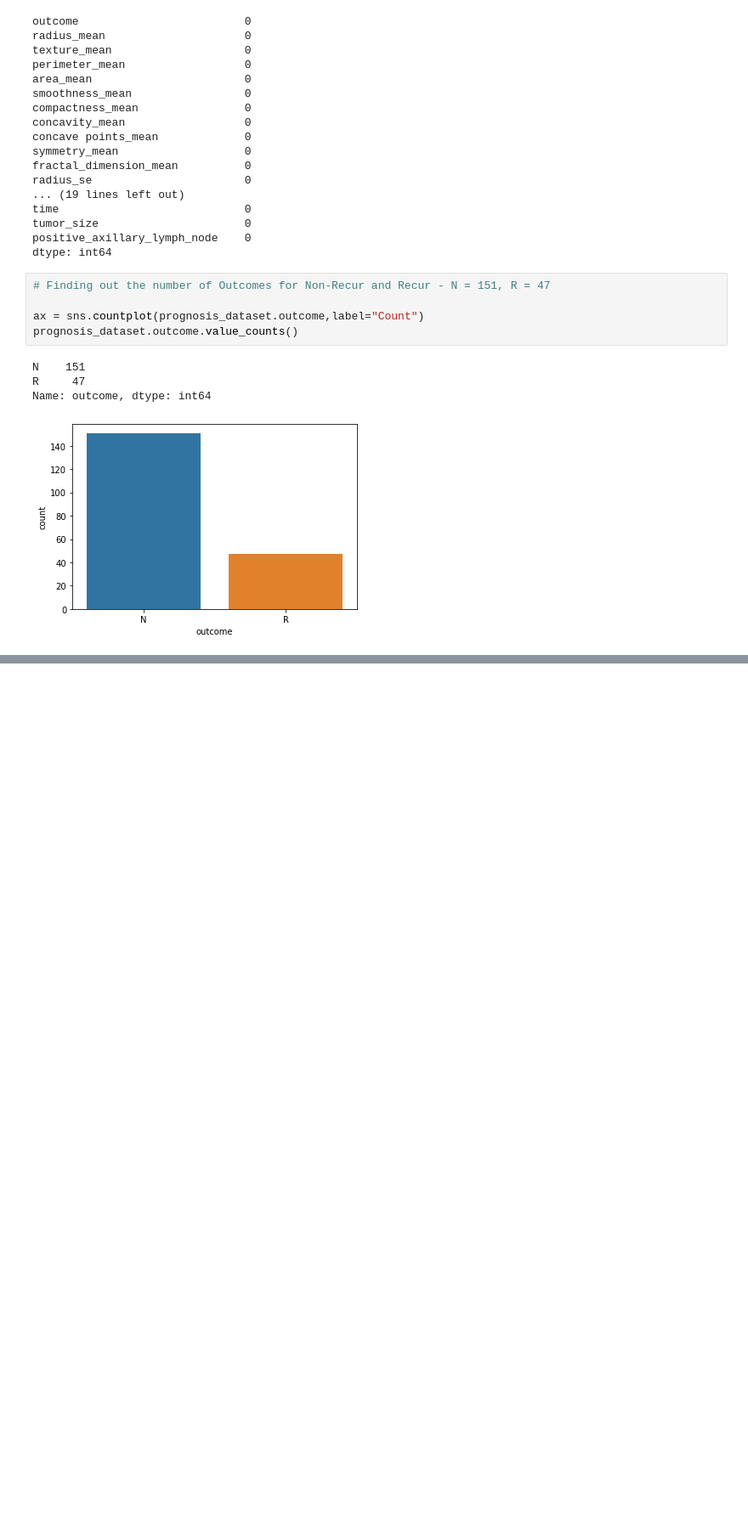
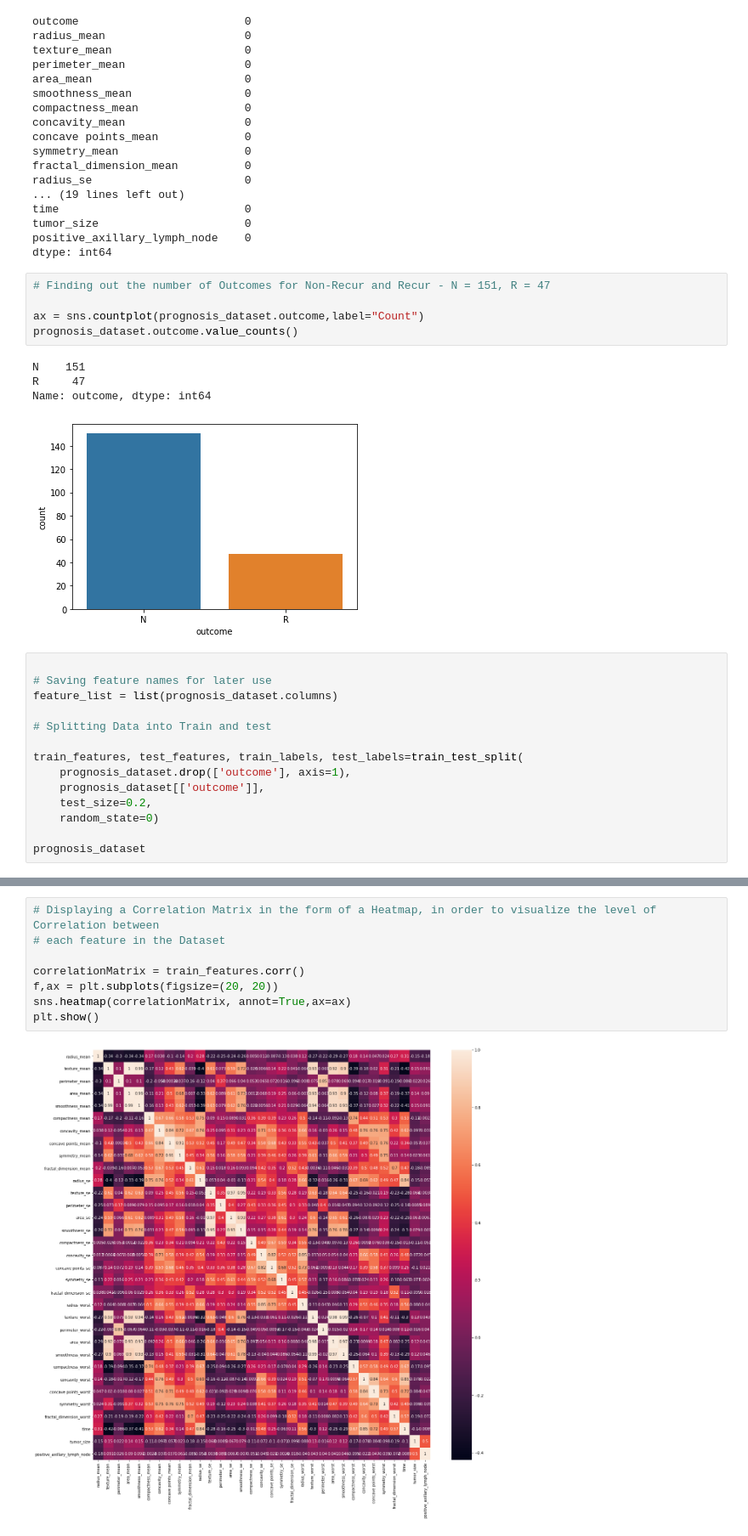
Before and after one commit to Ammar-Raneez/ONCO, a Jupyter notebook: Breast_Cancer_Prognosis.ipynb, the cells around one changed output, grey strips where cells are left out. Shown at 85% size. Saved outputs shown, nothing was run; the diff lists cells and outputs as text; blank space fills up the shorter version.

```diff
--- a/Breast_Cancer_Prognosis.ipynb
+++ b/Breast_Cancer_Prognosis.ipynb
@@ -121,3 +123,17 @@ N    151
 R     47
 Name: outcome, dtype: int64
 [figure]
+# %%
+
+# Saving feature names for later use
+feature_list = list(prognosis_dataset.columns)
+
+# Splitting Data into Train and test
+
+train_features, test_features, train_labels, test_labels=train_test_split(
+    prognosis_dataset.drop(['outcome'], axis=1),
+    prognosis_dataset[['outcome']],
+    test_size=0.2,
+    random_state=0)
+
+prognosis_dataset
@@ -123,0 +154,10 @@ Name: outcome, dtype: int64
+# %%
+# Displaying a Correlation Matrix in the form of a Heatmap, in order to visualize the level of Correlation between
+# each feature in the Dataset
+
+correlationMatrix = train_features.corr()
+f,ax = plt.subplots(figsize=(20, 20))
+sns.heatmap(correlationMatrix, annot=True,ax=ax)
+plt.show()
+# %% [output]
+[figure, added]
```
Also changed, not shown: parts of 5 cells of this notebook.
